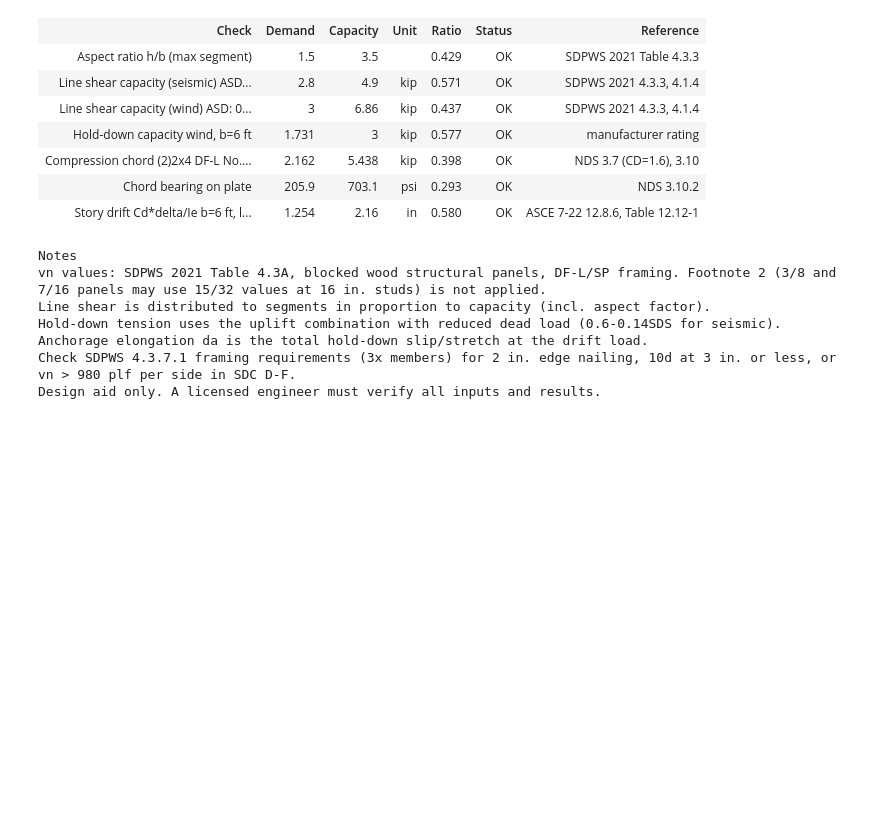
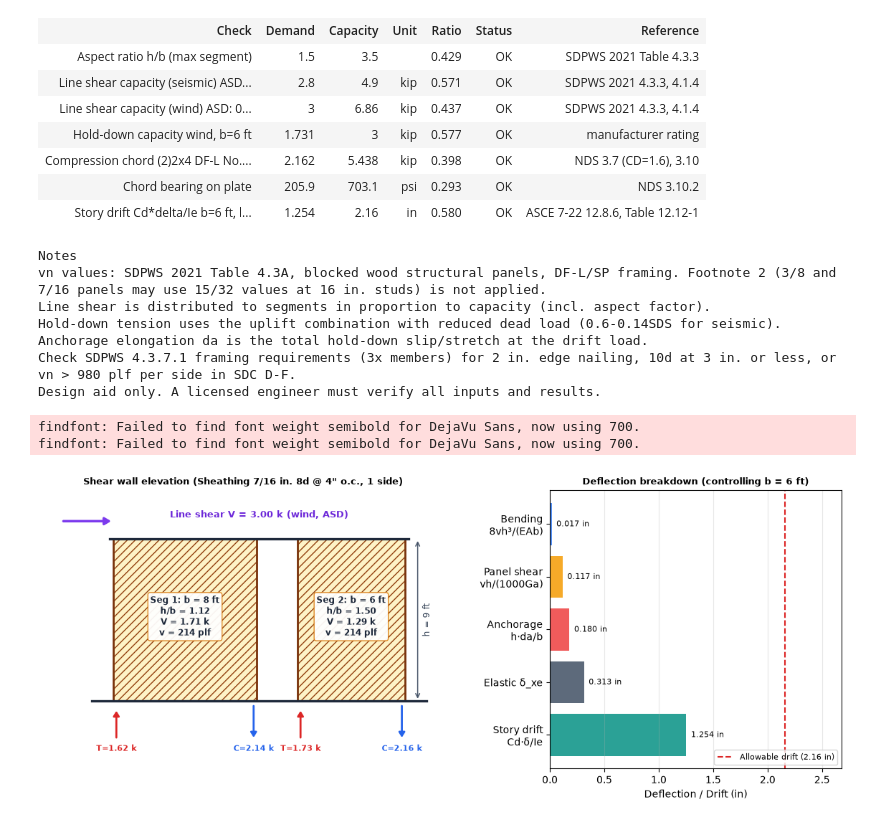
Before and after one commit to andrewcoul/structural-calculations, a Jupyter notebook: notebooks/10_wood_shear_wall.ipynb, the cells around one changed output. Drawn from its saved outputs; the diff is of its cells as text; code cells hidden in the pictures; blank space fills up the shorter version.

Commit message:
Add structural engineering diagrams across all 15 calculation modules

```diff
--- a/notebooks/10_wood_shear_wall.ipynb
+++ b/notebooks/10_wood_shear_wall.ipynb
@@ -178,4 +184,11 @@ Line shear is distributed to segments in proportion to capacity (incl. aspect fa
 Hold-down tension uses the uplift combination with reduced dead load (0.6-0.14SDS for seismic). Anchorage elongation da is the total hold-down slip/stretch at the drift load.
 Check SDPWS 4.3.7.1 framing requirements (3x members) for 2 in. edge nailing, 10d at 3 in. or less, or vn > 980 plf per side in SDC D-F.
 Design aid only. A licensed engineer must verify all inputs and results.
+# %%
+#@title 6. Wall elevation and deflection breakdown
+fig = wood_shear_wall.plot(out)
+# %% [output]
+findfont: Failed to find font weight semibold for DejaVu Sans, now using 700.
+findfont: Failed to find font weight semibold for DejaVu Sans, now using 700.
+[figure, added]
 # %%
```
Also changed, not shown: parts of 3 cells of this notebook, 42 other files.
